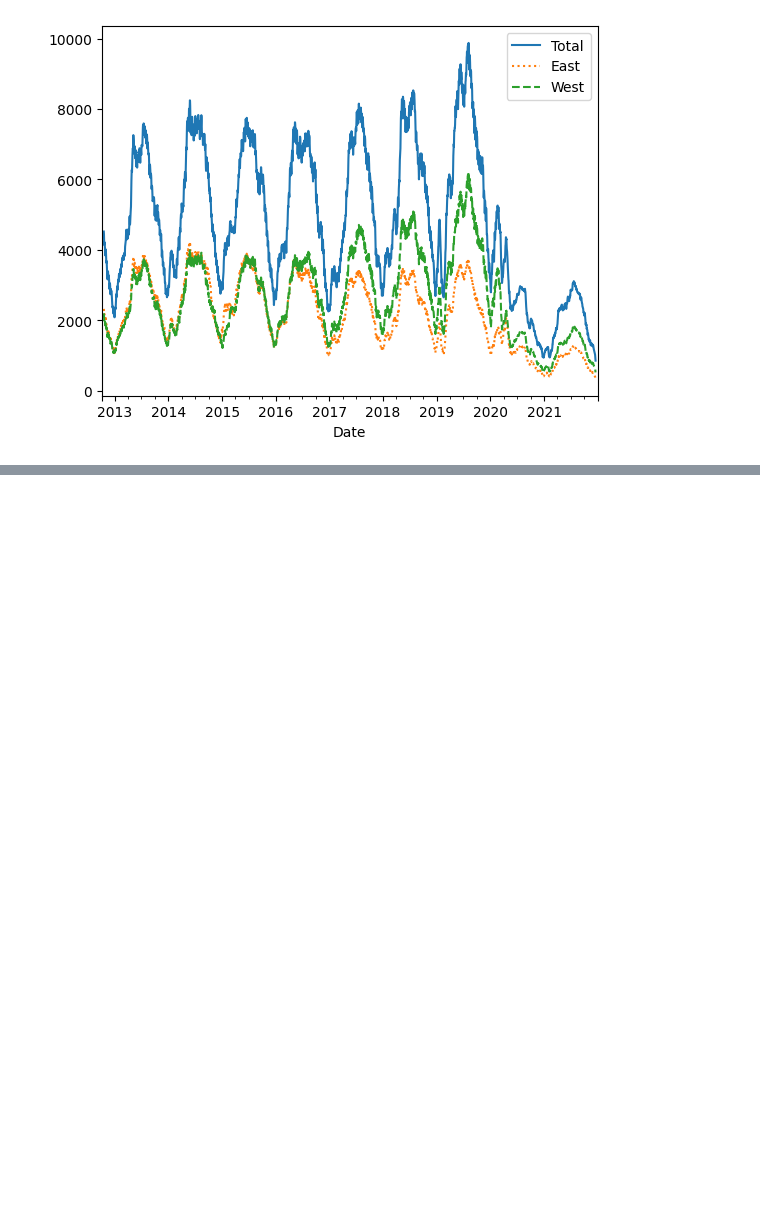
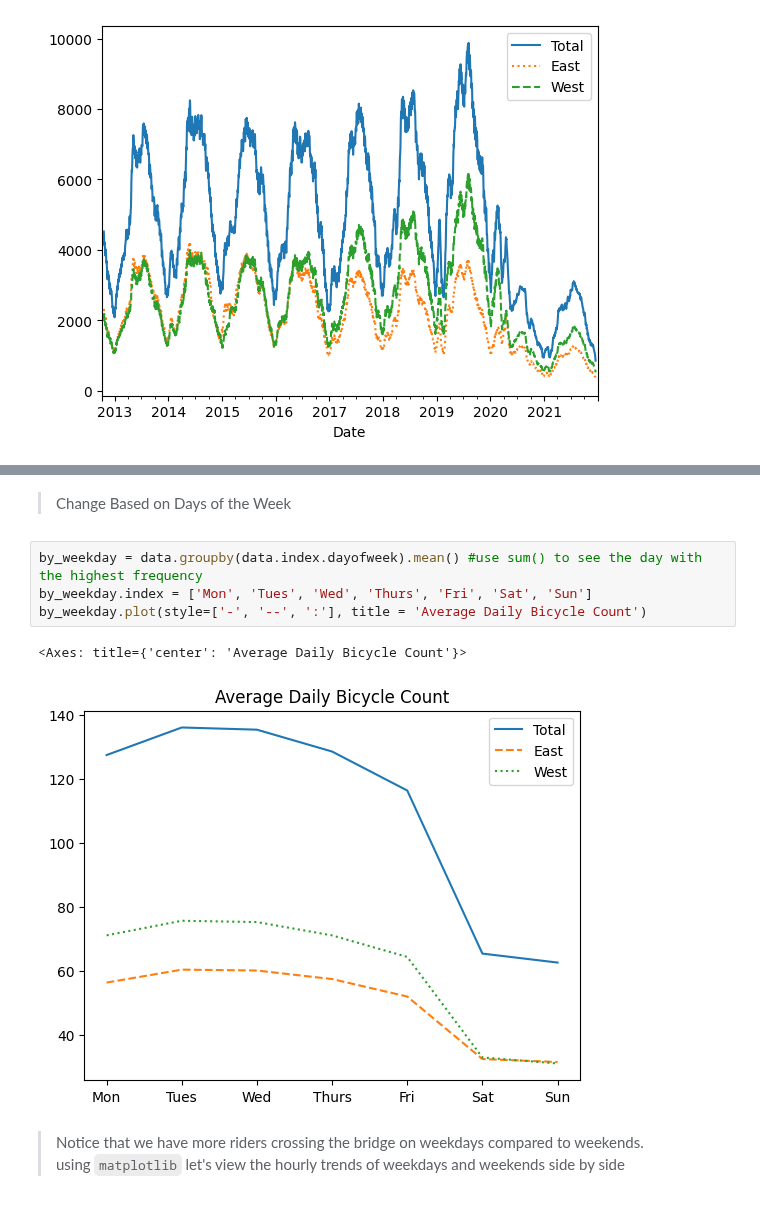
Before and after one commit to Kereophillus/Data_Analysis, a Jupyter notebook: notebooks/8.Time_Series_Part2.ipynb, the cells around one changed output, grey strips where cells are left out. Cells and saved outputs as stored; diff of their text form; blank space fills up the shorter version.

```diff
--- a/notebooks/8.Time_Series_Part2.ipynb
+++ b/notebooks/8.Time_Series_Part2.ipynb
@@ -49,0 +83,12 @@ daily.rolling(50, center=True, win_type='gaussian').sum(std=10).plot(style=['-',
+# %% [markdown]
+> Change Based on Days of the Week
+# %%
+by_weekday = data.groupby(data.index.dayofweek).mean() #use sum() to see the day with the highest frequency
+by_weekday.index = ['Mon', 'Tues', 'Wed', 'Thurs', 'Fri', 'Sat', 'Sun']
+by_weekday.plot(style=['-', '--', ':'], title = 'Average Daily Bicycle Count')
+# %% [output]
+<Axes: title={'center': 'Average Daily Bicycle Count'}>
+[figure, added]
+# %% [markdown]
+> Notice that we have more riders crossing the bridge on weekdays compared to weekends.<br>
+    using `matplotlib` let's view the hourly trends of weekdays and weekends side by side
```
Also changed, not shown: parts of 14 cells of this notebook.
